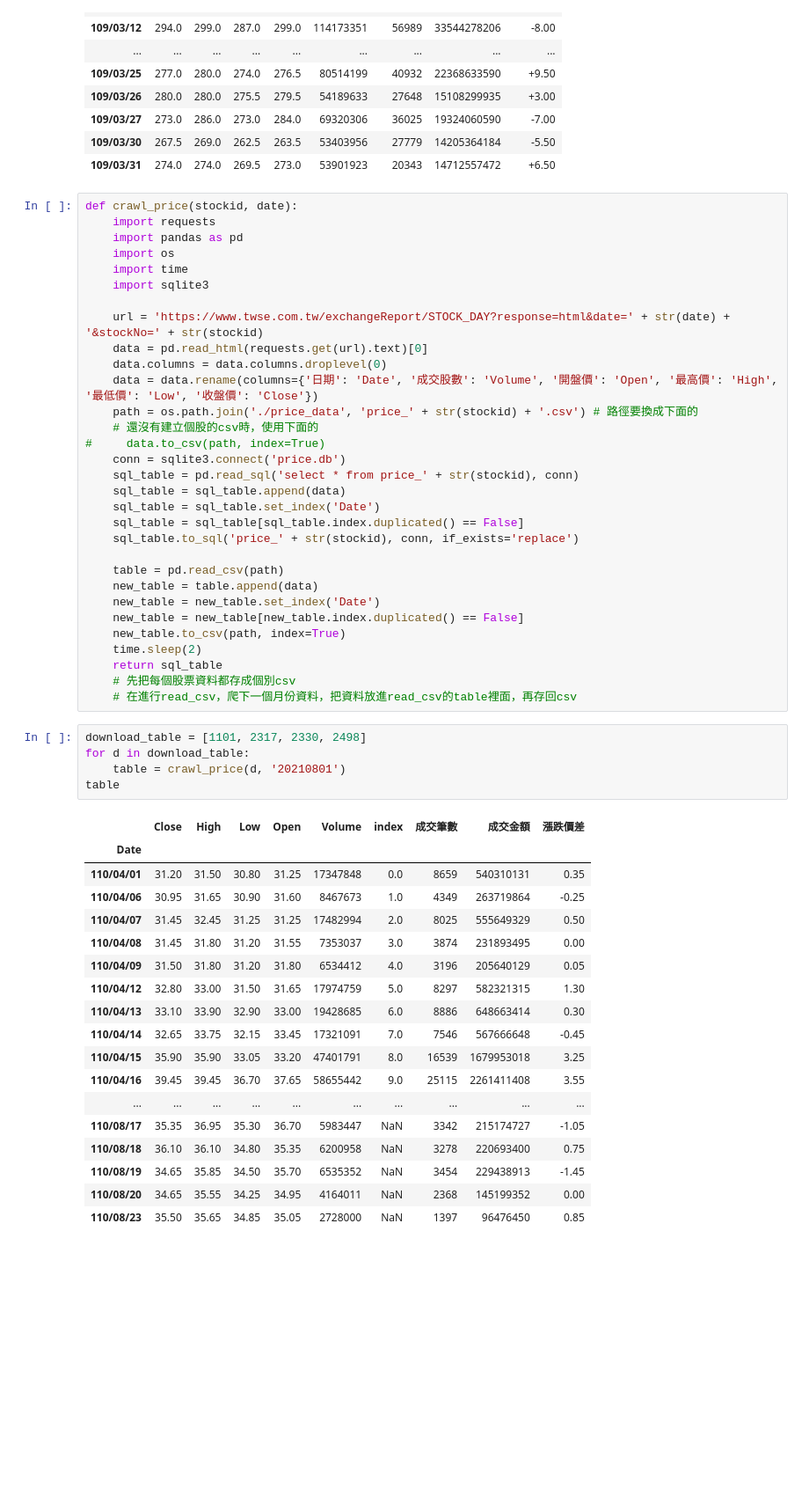
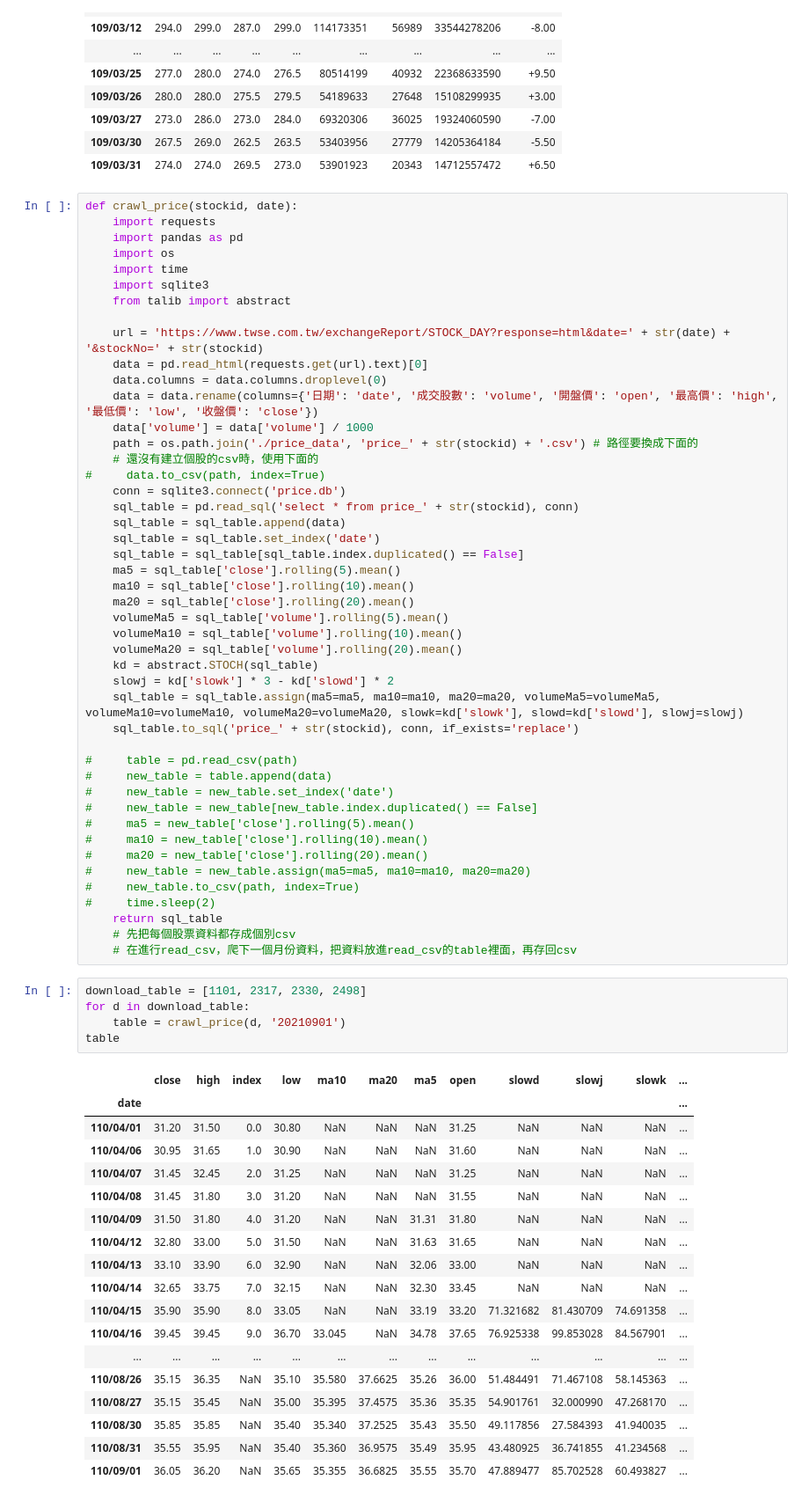
Before and after one commit to renguangz/stockapp, a Jupyter notebook: api/data/crawl_stock_price.ipynb, the cells around one changed output. Shown at 88% size. Cells and saved outputs as stored; diff of their text form; blank space fills up the shorter version.

```diff
--- a/api/data/crawl_stock_price.ipynb
+++ b/api/data/crawl_stock_price.ipynb
@@ -81,51 +81,66 @@ def crawl_price(stockid, date):
     import os
     import time
     import sqlite3
+    from talib import abstract
 
     url = 'https://www.twse.com.tw/exchangeReport/STOCK_DAY?response=html&date=' + str(date) + '&stockNo=' + str(stockid)
     data = pd.read_html(requests.get(url).text)[0]
     data.columns = data.columns.droplevel(0)
-    data = data.rename(columns={'日期': 'Date', '成交股數': 'Volume', '開盤價': 'Open', '最高價': 'High', '最低價': 'Low', '收盤價': 'Close'})
+    data = data.rename(columns={'日期': 'date', '成交股數': 'volume', '開盤價': 'open', '最高價': 'high', '最低價': 'low', '收盤價': 'close'})
+    data['volume'] = data['volume'] / 1000
     path = os.path.join('./price_data', 'price_' + str(stockid) + '.csv') # 路徑要換成下面的
     # 還沒有建立個股的csv時，使用下面的
 #     data.to_csv(path, index=True)
     conn = sqlite3.connect('price.db')
     sql_table = pd.read_sql('select * from price_' + str(stockid), conn)
     sql_table = sql_table.append(data)
-    sql_table = sql_table.set_index('Date')
+    sql_table = sql_table.set_index('date')
     sql_table = sql_table[sql_table.index.duplicated() == False]
+    ma5 = sql_table['close'].rolling(5).mean()
+    ma10 = sql_table['close'].rolling(10).mean()
+    ma20 = sql_table['close'].rolling(20).mean()
+    volumeMa5 = sql_table['volume'].rolling(5).mean()
+    volumeMa10 = sql_table['volume'].rolling(10).mean()
+    volumeMa20 = sql_table['volume'].rolling(20).mean()
+    kd = abstract.STOCH(sql_table)
+    slowj = kd['slowk'] * 3 - kd['slowd'] * 2
+    sql_table = sql_table.assign(ma5=ma5, ma10=ma10, ma20=ma20, volumeMa5=volumeMa5, volumeMa10=volumeMa10, volumeMa20=volumeMa20, slowk=kd['slowk'], slowd=kd['slowd'], slowj=slowj)
     sql_table.to_sql('price_' + str(stockid), conn, if_exists='replace')
 
-    table = pd.read_csv(path)
-    new_table = table.append(data)
-    new_table = new_table.set_index('Date')
-    new_table = new_table[new_table.index.duplicated() == False]
-    new_table.to_csv(path, index=True)
-    time.sleep(2)
+#     table = pd.read_csv(path)
+#     new_table = table.append(data)
+#     new_table = new_table.set_index('date')
+#     new_table = new_table[new_table.index.duplicated() == False]
+#     ma5 = new_table['close'].rolling(5).mean()
+#     ma10 = new_table['close'].rolling(10).mean()
+#     ma20 = new_table['close'].rolling(20).mean()
+#     new_table = new_table.assign(ma5=ma5, ma10=ma10, ma20=ma20)
+#     new_table.to_csv(path, index=True)
+#     time.sleep(2)
     return sql_table
     # 先把每個股票資料都存成個別csv
     # 在進行read_csv，爬下一個月份資料，把資料放進read_csv的table裡面，再存回csv
 # %%
 download_table = [1101, 2317, 2330, 2498]
 for d in download_table:
-    table = crawl_price(d, '20210801')
+    table = crawl_price(d, '20210901')
 table
 # %% [output]
-|  | Close | High | Low | Open | Volume | index | 成交筆數 | 成交金額 | 漲跌價差 |
-| Date |  |  |  |  |  |  |  |  |  |
-| 110/04/01 | 31.20 | 31.50 | 30.80 | 31.25 | 17347848 | 0.0 | 8659 | 540310131 | 0.35 |
-| 110/04/06 | 30.95 | 31.65 | 30.90 | 31.60 | 8467673 | 1.0 | 4349 | 263719864 | -0.25 |
-| 110/04/07 | 31.45 | 32.45 | 31.25 | 31.25 | 17482994 | 2.0 | 8025 | 555649329 | 0.50 |
-| 110/04/08 | 31.45 | 31.80 | 31.20 | 31.55 | 7353037 | 3.0 | 3874 | 231893495 | 0.00 |
-| 110/04/09 | 31.50 | 31.80 | 31.20 | 31.80 | 6534412 | 4.0 | 3196 | 205640129 | 0.05 |
-| 110/04/12 | 32.80 | 33.00 | 31.50 | 31.65 | 17974759 | 5.0 | 8297 | 582321315 | 1.30 |
-| 110/04/13 | 33.10 | 33.90 | 32.90 | 33.00 | 19428685 | 6.0 | 8886 | 648663414 | 0.30 |
-| 110/04/14 | 32.65 | 33.75 | 32.15 | 33.45 | 17321091 | 7.0 | 7546 | 567666648 | -0.45 |
-| 110/04/15 | 35.90 | 35.90 | 33.05 | 33.20 | 47401791 | 8.0 | 16539 | 1679953018 | 3.25 |
-| 110/04/16 | 39.45 | 39.45 | 36.70 | 37.65 | 58655442 | 9.0 | 25115 | 2261411408 | 3.55 |
-| ... | ... | ... | ... | ... | ... | ... | ... | ... | ... |
-| 110/08/17 | 35.35 | 36.95 | 35.30 | 36.70 | 5983447 | NaN | 3342 | 215174727 | -1.05 |
-| 110/08/18 | 36.10 | 36.10 | 34.80 | 35.35 | 6200958 | NaN | 3278 | 220693400 | 0.75 |
-| 110/08/19 | 34.65 | 35.85 | 34.50 | 35.70 | 6535352 | NaN | 3454 | 229438913 | -1.45 |
-| 110/08/20 | 34.65 | 35.55 | 34.25 | 34.95 | 4164011 | NaN | 2368 | 145199352 | 0.00 |
-| 110/08/23 | 35.50 | 35.65 | 34.85 | 35.05 | 2728000 | NaN | 1397 | 96476450 | 0.85 |
+|  | close | high | index | low | ma10 | ma20 | ma5 | open | slowd | slowj | slowk | ... |
+| date |  |  |  |  |  |  |  |  |  |  |  | ... |
+| 110/04/01 | 31.20 | 31.50 | 0.0 | 30.80 | NaN | NaN | NaN | 31.25 | NaN | NaN | NaN | ... |
+| 110/04/06 | 30.95 | 31.65 | 1.0 | 30.90 | NaN | NaN | NaN | 31.60 | NaN | NaN | NaN | ... |
+| 110/04/07 | 31.45 | 32.45 | 2.0 | 31.25 | NaN | NaN | NaN | 31.25 | NaN | NaN | NaN | ... |
+| 110/04/08 | 31.45 | 31.80 | 3.0 | 31.20 | NaN | NaN | NaN | 31.55 | NaN | NaN | NaN | ... |
+| 110/04/09 | 31.50 | 31.80 | 4.0 | 31.20 | NaN | NaN | 31.31 | 31.80 | NaN | NaN | NaN | ... |
+| 110/04/12 | 32.80 | 33.00 | 5.0 | 31.50 | NaN | NaN | 31.63 | 31.65 | NaN | NaN | NaN | ... |
+| 110/04/13 | 33.10 | 33.90 | 6.0 | 32.90 | NaN | NaN | 32.06 | 33.00 | NaN | NaN | NaN | ... |
+| 110/04/14 | 32.65 | 33.75 | 7.0 | 32.15 | NaN | NaN | 32.30 | 33.45 | NaN | NaN | NaN | ... |
+| 110/04/15 | 35.90 | 35.90 | 8.0 | 33.05 | NaN | NaN | 33.19 | 33.20 | 71.321682 | 81.430709 | 74.691358 | ... |
+| 110/04/16 | 39.45 | 39.45 | 9.0 | 36.70 | 33.045 | NaN | 34.78 | 37.65 | 76.925338 | 99.853028 | 84.567901 | ... |
+| ... | ... | ... | ... | ... | ... | ... | ... | ... | ... | ... | ... | ... |
+| 110/08/26 | 35.15 | 36.35 | NaN | 35.10 | 35.580 | 37.6625 | 35.26 | 36.00 | 51.484491 | 71.467108 | 58.145363 | ... |
+| 110/08/27 | 35.15 | 35.45 | NaN | 35.00 | 35.395 | 37.4575 | 35.36 | 35.35 | 54.901761 | 32.000990 | 47.268170 | ... |
+| 110/08/30 | 35.85 | 35.85 | NaN | 35.40 | 35.340 | 37.2525 | 35.43 | 35.50 | 49.117856 | 27.584393 | 41.940035 | ... |
+| 110/08/31 | 35.55 | 35.95 | NaN | 35.40 | 35.360 | 36.9575 | 35.49 | 35.95 | 43.480925 | 36.741855 | 41.234568 | ... |
+| 110/09/01 | 36.05 | 36.20 | NaN | 35.65 | 35.355 | 36.6825 | 35.55 | 35.70 | 47.889477 | 85.702528 | 60.493827 | ... |
```
Also changed, not shown: parts of 6 cells of this notebook, 25 other files.
